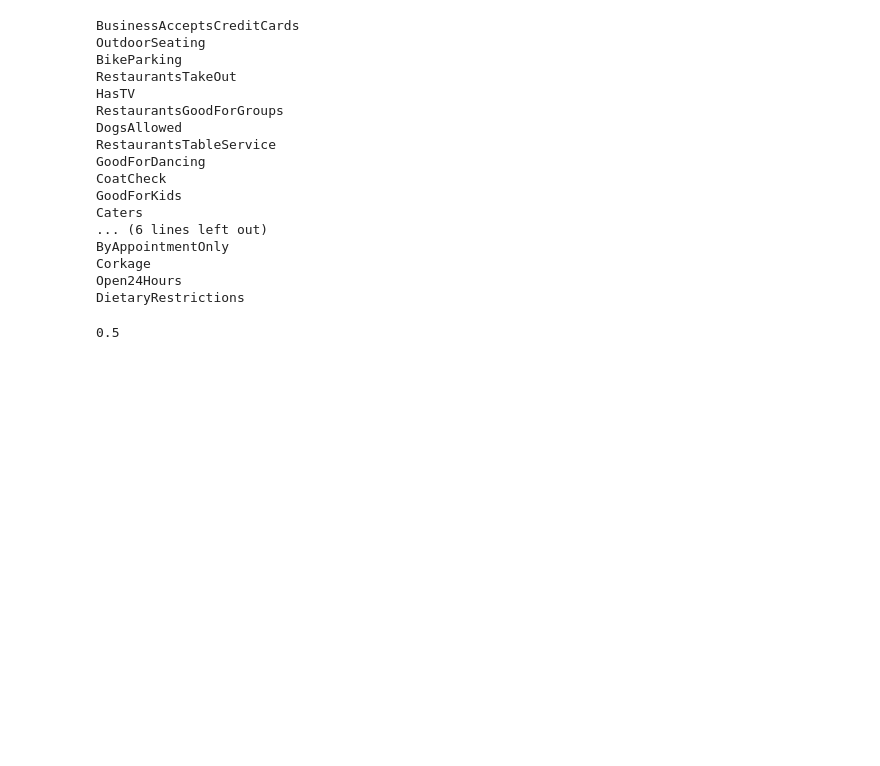
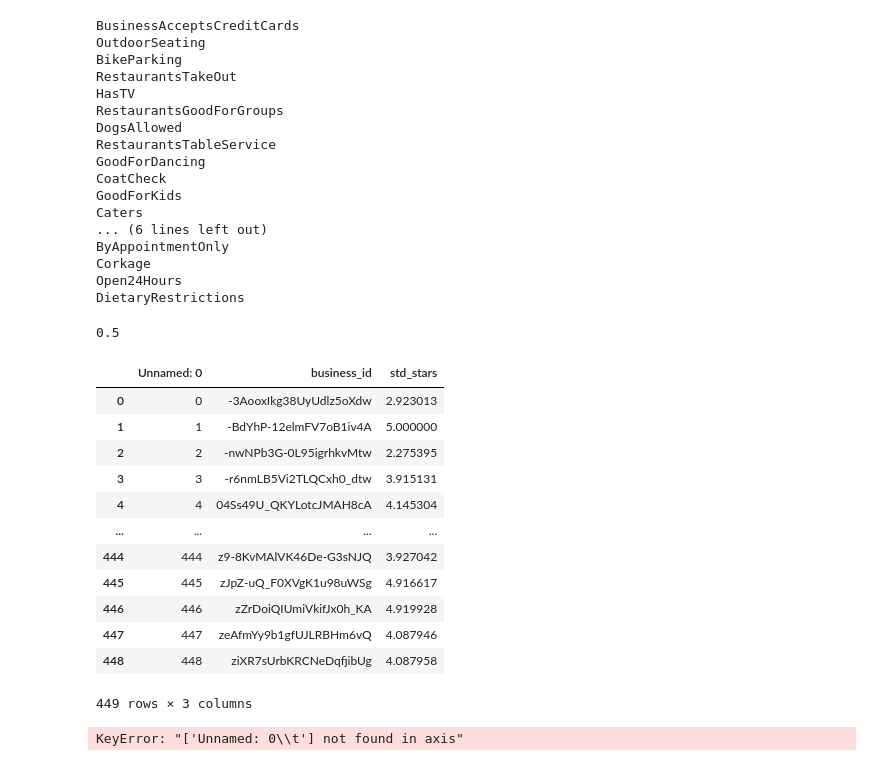
Before and after one commit to meltgani/STAT-628-Module-3---Yelp-, a Jupyter notebook: merge and finalize the data.ipynb, the cells around one changed output. Cells and saved outputs as stored; diff of their text form; code cells hidden in the pictures; blank space fills up the shorter version.

```diff
--- a/merge and finalize the data.ipynb
+++ b/merge and finalize the data.ipynb
@@ -100,0 +105,18 @@ Business_df.to_csv("Final_Business_0_1.csv")
+# %%
+std = pd.read_csv("std_stars.csv")
+# %%
+std
+# %% [output]
+|  | Unnamed: 0 | business_id | std_stars |
+| 0 | 0 | -3AooxIkg38UyUdlz5oXdw | 2.923013 |
+| 1 | 1 | -BdYhP-12elmFV7oB1iv4A | 5.000000 |
+| 2 | 2 | -nwNPb3G-0L95igrhkvMtw | 2.275395 |
+| 3 | 3 | -r6nmLB5Vi2TLQCxh0_dtw | 3.915131 |
+| 4 | 4 | 04Ss49U_QKYLotcJMAH8cA | 4.145304 |
+| ... | ... | ... | ... |
+| 444 | 444 | z9-8KvMAlVK46De-G3sNJQ | 3.927042 |
+| 445 | 445 | zJpZ-uQ_F0XVgK1u98uWSg | 4.916617 |
+| 446 | 446 | zZrDoiQIUmiVkifJx0h_KA | 4.919928 |
+| 447 | 447 | zeAfmYy9b1gfUJLRBHm6vQ | 4.087946 |
+| 448 | 448 | ziXR7sUrbKRCNeDqfjibUg | 4.087958 |
+449 rows × 3 columns
@@ -100,0 +125,4 @@ Business_df.to_csv("Final_Business_0_1.csv")
+# %%
+Business_df.drop("Unnamed: 0	",axis = 1,inplace = True)
+# %% [output]
+KeyError: "['Unnamed: 0\\t'] not found in axis"
```
Also changed, not shown: parts of 3 cells of this notebook, 2 other files.
